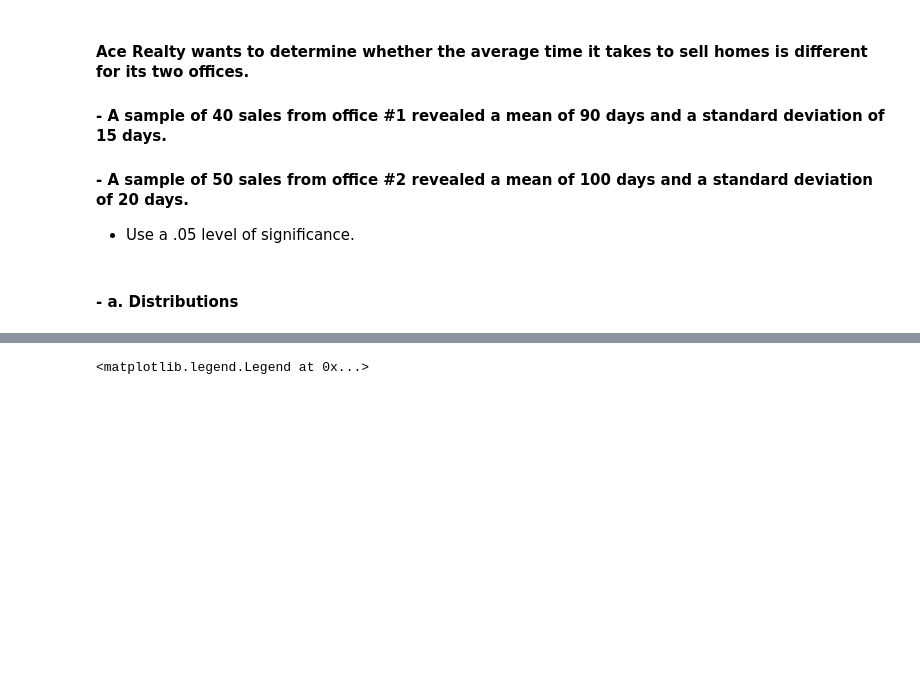
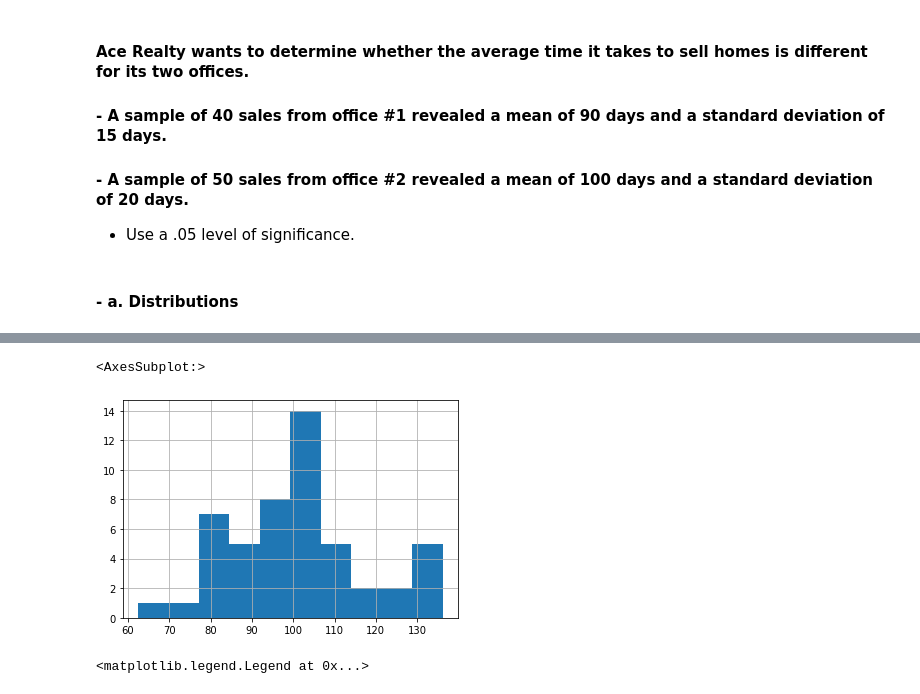
Before and after one commit to rachelrobbinsmayhill/statistics_exercises, a Jupyter notebook: hypothesis_testing.ipynb, the cells around one changed output, grey strips where cells are left out. Saved outputs shown, nothing was run; the diff lists cells and outputs as text; code cells hidden in the pictures; blank space fills up the shorter version.

```diff
--- a/hypothesis_testing.ipynb
+++ b/hypothesis_testing.ipynb
@@ -98,3 +104,9 @@ We fail to reject (accepting as true) that there is no difference in sales follo
+# %%
+office_2 = pd.Series(stats.norm(100, 20).rvs(50))
+office_2.hist()
+# %% [output]
+<AxesSubplot:>
+[figure, added]
 # %%
 x = np.arange(50, 150)
 
```
Also changed, not shown: parts of 4 cells of this notebook.
